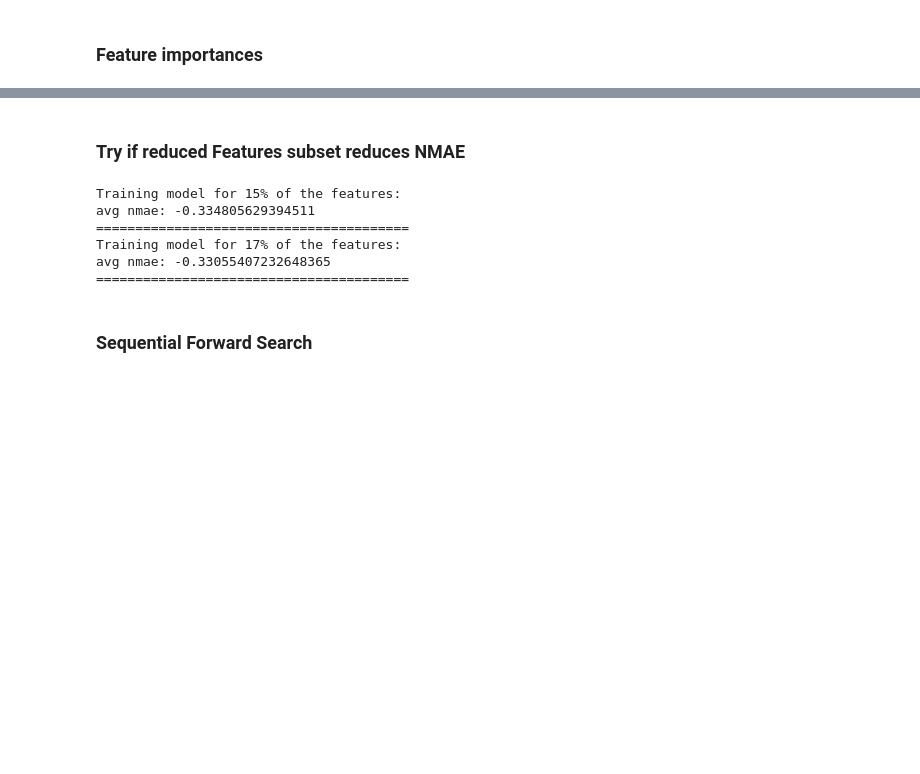
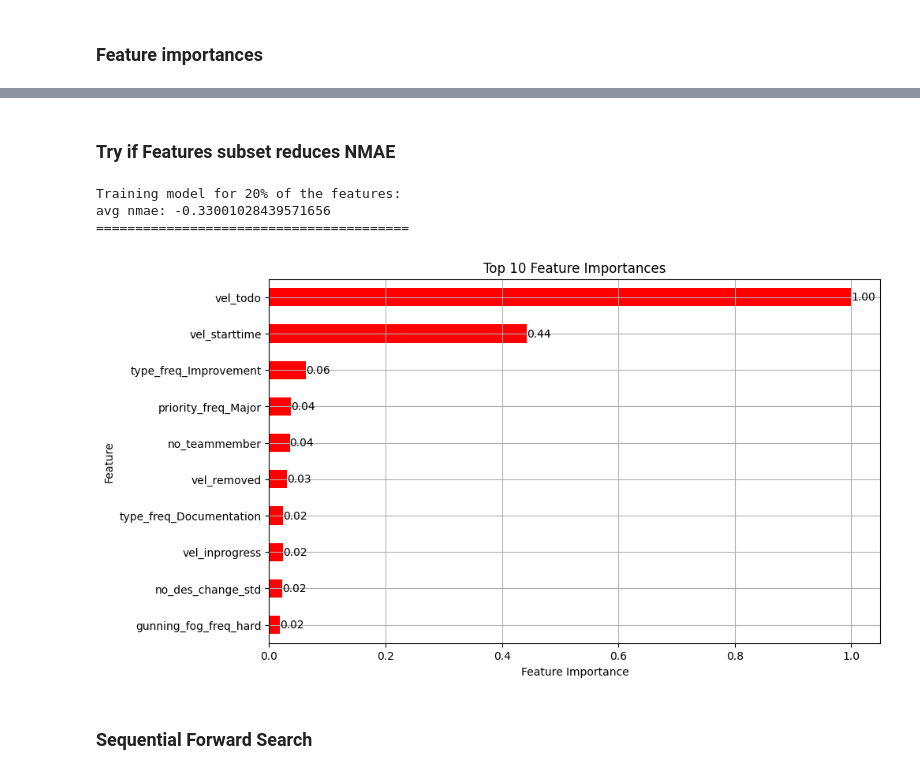
Before and after one commit to UCLM-SIMD/SDEE, a Jupyter notebook: fss.ipynb, the cells around one changed output, grey strips where cells are left out. Saved outputs shown, nothing was run; the diff lists cells and outputs as text; code cells hidden in the pictures; blank space fills up the shorter version.

```diff
--- a/fss.ipynb
+++ b/fss.ipynb
@@ -71,14 +84,15 @@ plt.show()
 [figure]
 # %% [markdown]
-### Try if reduced Features subset reduces NMAE
+### Try if Features subset reduces NMAE
 # %%
+# Evaluate the model with NMAE
 X, y = get_X_y(dataset_iteration_30)
 
 def custom_scorer(X, y):
     random_forest.fit(X, y)
     return random_forest.feature_importances_
 
-percentiles = [15, 17]
+percentiles = [20]
 for percentile in percentiles:
     print(f"Training model for {percentile}% of the features:")
     pipeline = Pipeline(
@@ -89,7 +103,7 @@ for percentile in percentiles:
                     percentile=percentile, score_func=custom_scorer
                 ),
             ),
-            ("regression", random_forest),
+            ("regressor", random_forest),
         ]
     )
 
@@ -97,12 +111,30 @@ for percentile in percentiles:
     print(f"avg nmae: {sum(nmae_values) / len(nmae_values)}")
     print("=" * 40)
 # %% [output]
-Training model for 15% of the features:
-avg nmae: -0.334805629394511
+Training model for 20% of the features:
+avg nmae: -0.33001028439571656
 ========================================
-Training model for 17% of the features:
-avg nmae: -0.33055407232648365
-========================================
+# %%
+# result of features:
+pipeline.fit(X,y)
+selected_feature_indices = pipeline.named_steps["feature_selection"].get_support(
+    indices=True
+)
+feature_importances=pipeline.named_steps["regressor"].feature_importances_
+
+feature_importance_dict = {}
+
+for index, importance in zip(selected_feature_indices, feature_importances):
+    feature_name = X.columns[index]
+    feature_importance_dict[feature_name] = importance
+
+feature_importances = pd.Series(feature_importance_dict)
+
+feature_importances_normalized = scale_features(feature_importances)
+
+plot_feature_importances(feature_importances_normalized)
+# %% [output]
+[figure, added]
 # %% [markdown]
 ### Sequential Forward Search
 # %%
```
Also changed, not shown: parts of 4 cells of this notebook.
